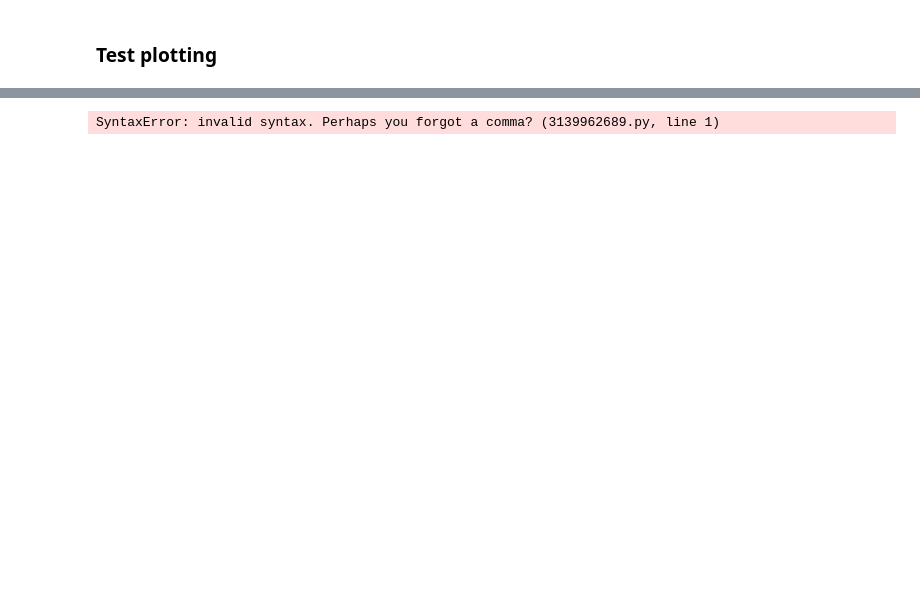
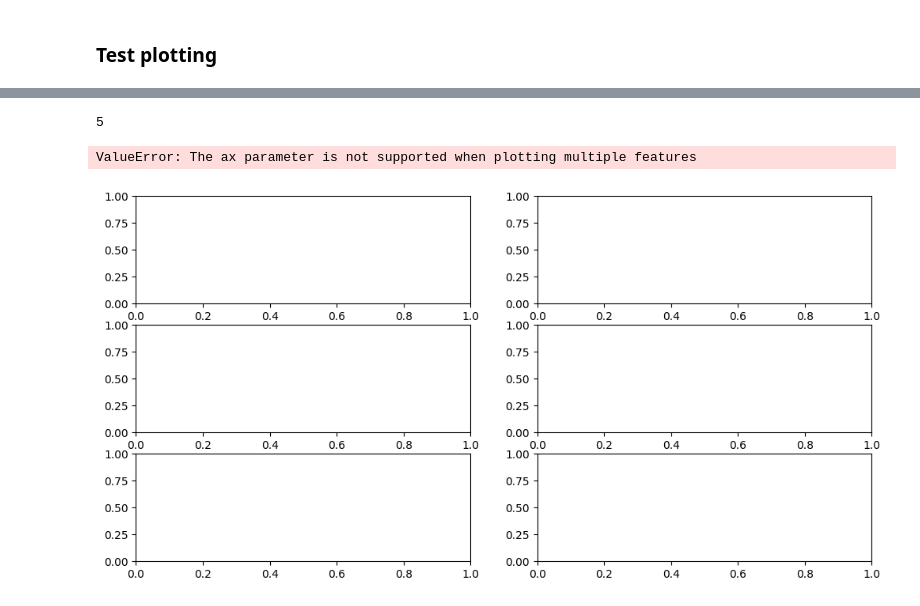
Before and after one commit to NorskRegnesentral/shapr, a Jupyter notebook: python/sandkasse.ipynb, the cells around one changed output, grey strips where cells are left out. Saved outputs shown, nothing was run; the diff lists cells and outputs as text; code cells hidden in the pictures; blank space fills up the shorter version.

```diff
--- a/python/sandkasse.ipynb
+++ b/python/sandkasse.ipynb
@@ -109,4 +169,6 @@ plots.bar(explanation[slice(10)])
 # %%
-plot(explanation_SHAP, indexing=slice(10), plot_mean = False)
+plot(explanation_SAGE, plot_type="scatter", idx=slice(5,10), indirect_values=True)
 # %% [output]
-SyntaxError: invalid syntax. Perhaps you forgot a comma? (3139962689.py, line 1)
+5
+ValueError: The ax parameter is not supported when plotting multiple features
+[figure, added]
```
Also changed, not shown: parts of 11 cells of this notebook, 5 other files.
